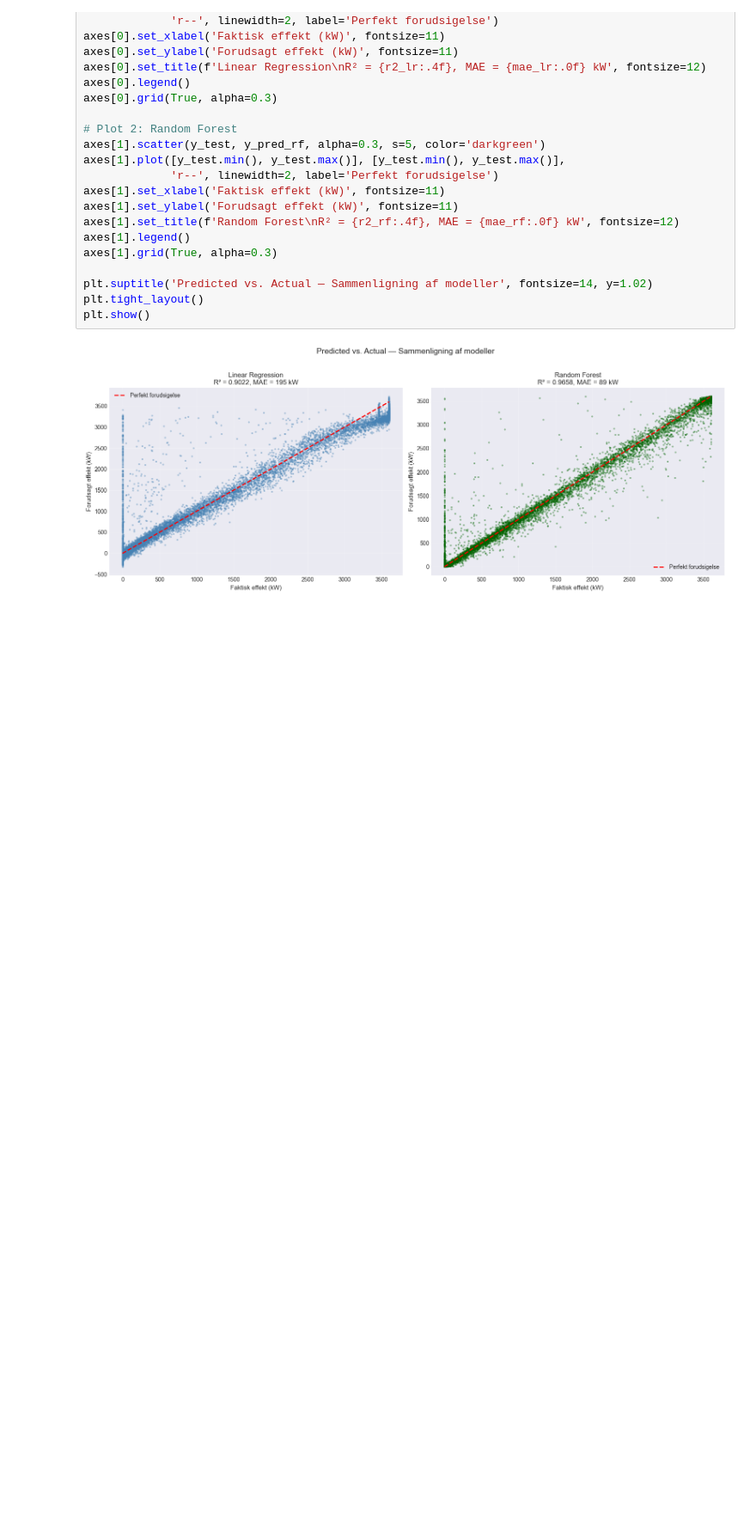
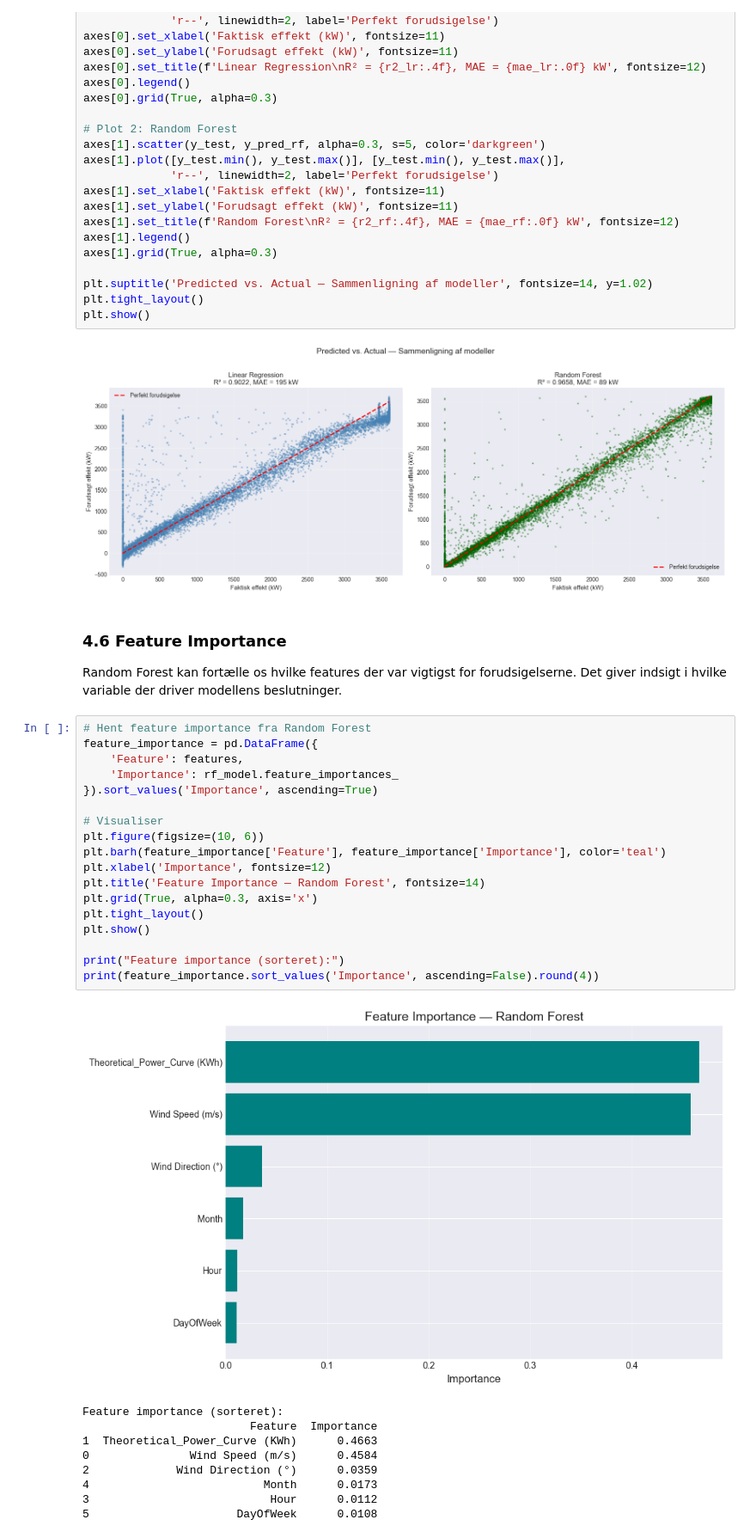
Before and after one commit to Zak-ek/vindmoelle-analyse, a Jupyter notebook: Vindmølle_Analyse.ipynb, the cells around one changed output. Shown at 86% size. Saved outputs shown, nothing was run; the diff lists cells and outputs as text; blank space fills up the shorter version.

```diff
--- a/Vindmølle_Analyse.ipynb
+++ b/Vindmølle_Analyse.ipynb
@@ -645,3 +645,35 @@ plt.tight_layout()
 plt.show()
 # %% [output]
 [figure]
+# %% [markdown]
+### 4.6 Feature Importance
+
+Random Forest kan fortælle os hvilke features der var vigtigst for forudsigelserne. Det giver indsigt i hvilke variable der driver modellens beslutninger.
+# %%
+# Hent feature importance fra Random Forest
+feature_importance = pd.DataFrame({
+    'Feature': features,
+    'Importance': rf_model.feature_importances_
+}).sort_values('Importance', ascending=True)
+
+# Visualiser
+plt.figure(figsize=(10, 6))
+plt.barh(feature_importance['Feature'], feature_importance['Importance'], color='teal')
+plt.xlabel('Importance', fontsize=12)
+plt.title('Feature Importance — Random Forest', fontsize=14)
+plt.grid(True, alpha=0.3, axis='x')
+plt.tight_layout()
+plt.show()
+
+print("Feature importance (sorteret):")
+print(feature_importance.sort_values('Importance', ascending=False).round(4))
+# %% [output]
+[figure, added]
+Feature importance (sorteret):
+                         Feature  Importance
+1  Theoretical_Power_Curve (KWh)      0.4663
+0               Wind Speed (m/s)      0.4584
+2             Wind Direction (°)      0.0359
+4                          Month      0.0173
+3                           Hour      0.0112
+5                      DayOfWeek      0.0108
```
Also changed, not shown: parts of 4 cells of this notebook, 14 other files.
